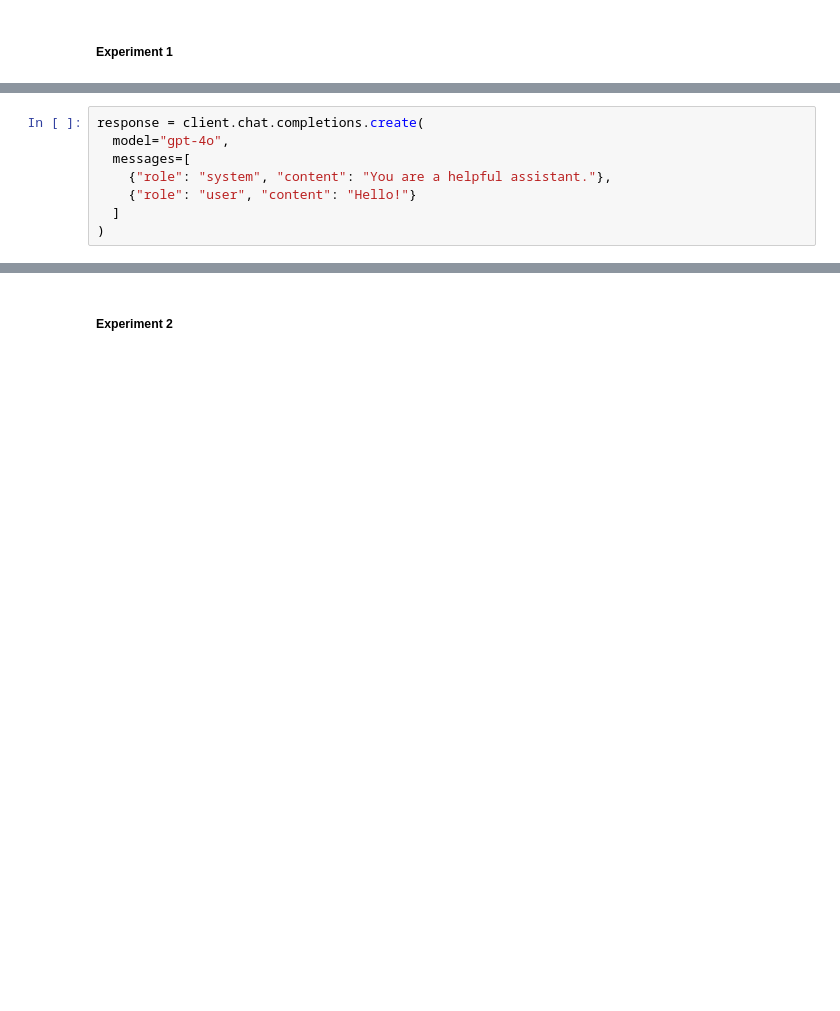
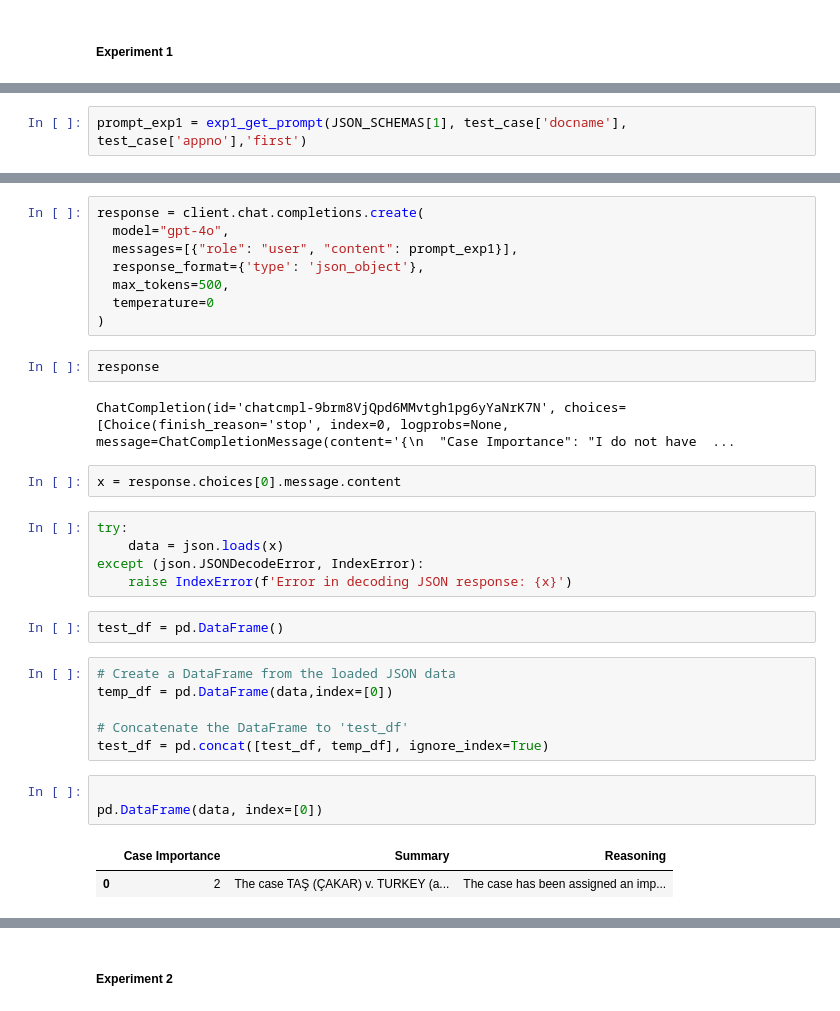
Before and after one commit to dahrb/ECHR_Case_Importance, a Jupyter notebook: data_exploration.ipynb, the cells around one changed output, grey strips where cells are left out. Saved outputs shown, nothing was run; the diff lists cells and outputs as text; blank space fills up the shorter version.

Commit message:
implemented code for first validation experiment

```diff
--- a/data_exploration.ipynb
+++ b/data_exploration.ipynb
@@ -231,0 +315,2 @@ df
+# %%
+prompt_exp1 = exp1_get_prompt(JSON_SCHEMAS[1], test_case['docname'], test_case['appno'],'first')
@@ -232,8 +321,33 @@ df
 # %%
 response = client.chat.completions.create(
   model="gpt-4o",
-  messages=[
-    {"role": "system", "content": "You are a helpful assistant."},
-    {"role": "user", "content": "Hello!"}
-  ]
+  messages=[{"role": "user", "content": prompt_exp1}],
+  response_format={'type': 'json_object'},
+  max_tokens=500,
+  temperature=0
 )
+# %%
+response
+# %% [output]
+ChatCompletion(id='chatcmpl-9brm8VjQpd6MMvtgh1pg6yYaNrK7N', choices=[Choice(finish_reason='stop', index=0, logprobs=None, message=ChatCompletionMessage(content='{\n  "Case Importance": "I do not have  ...
+# %%
+x = response.choices[0].message.content
+# %%
+try:
+    data = json.loads(x)
+except (json.JSONDecodeError, IndexError):
+    raise IndexError(f'Error in decoding JSON response: {x}')
+# %%
+test_df = pd.DataFrame()
+# %%
+# Create a DataFrame from the loaded JSON data
+temp_df = pd.DataFrame(data,index=[0])
+
+# Concatenate the DataFrame to 'test_df'
+test_df = pd.concat([test_df, temp_df], ignore_index=True)
+# %%
+
+pd.DataFrame(data, index=[0])
+# %% [output]
+|  | Case Importance | Summary | Reasoning |
+| 0 | 2 | The case TAŞ (ÇAKAR) v. TURKEY (a... | The case has been assigned an imp... |
```
Also changed, not shown: parts of 23 cells of this notebook, 5 other files.
